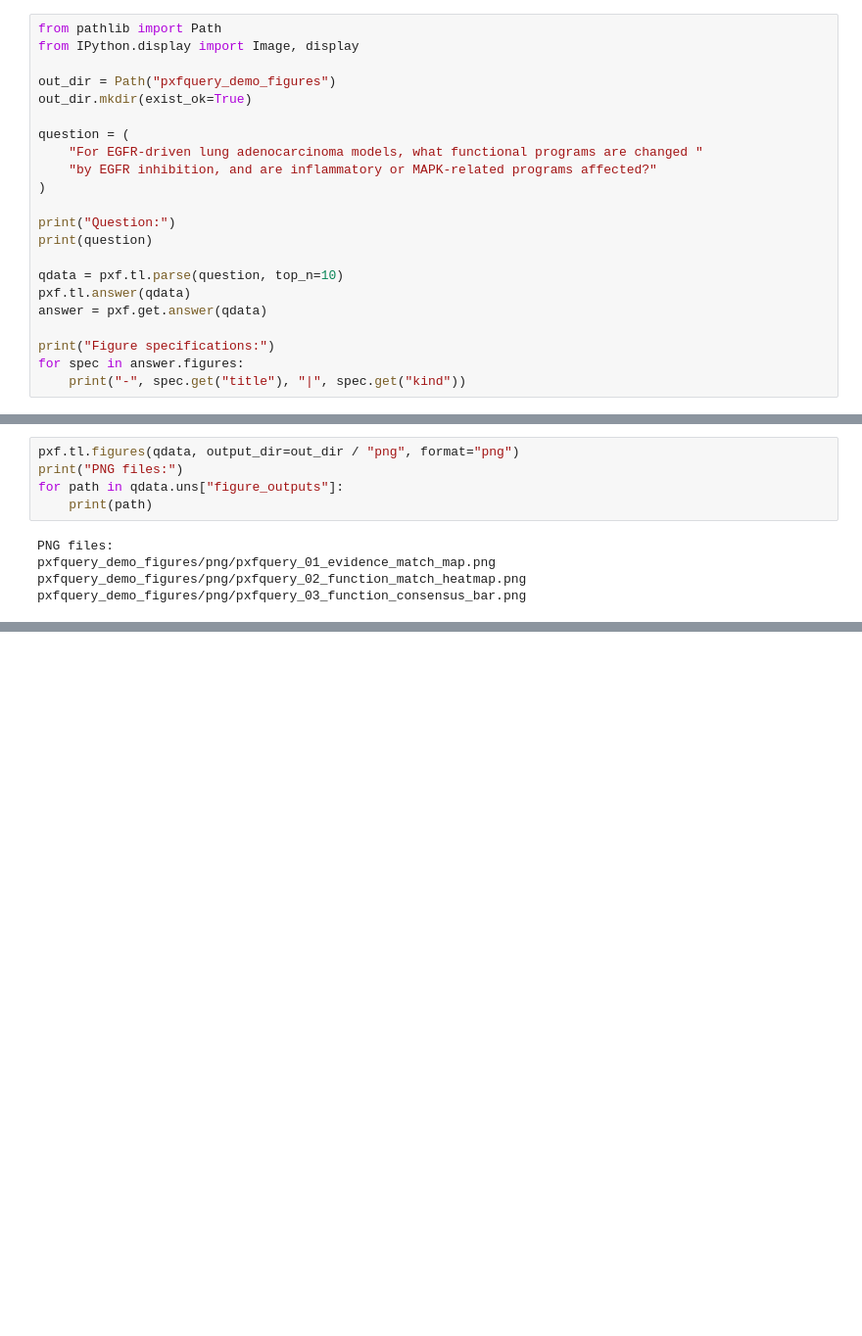
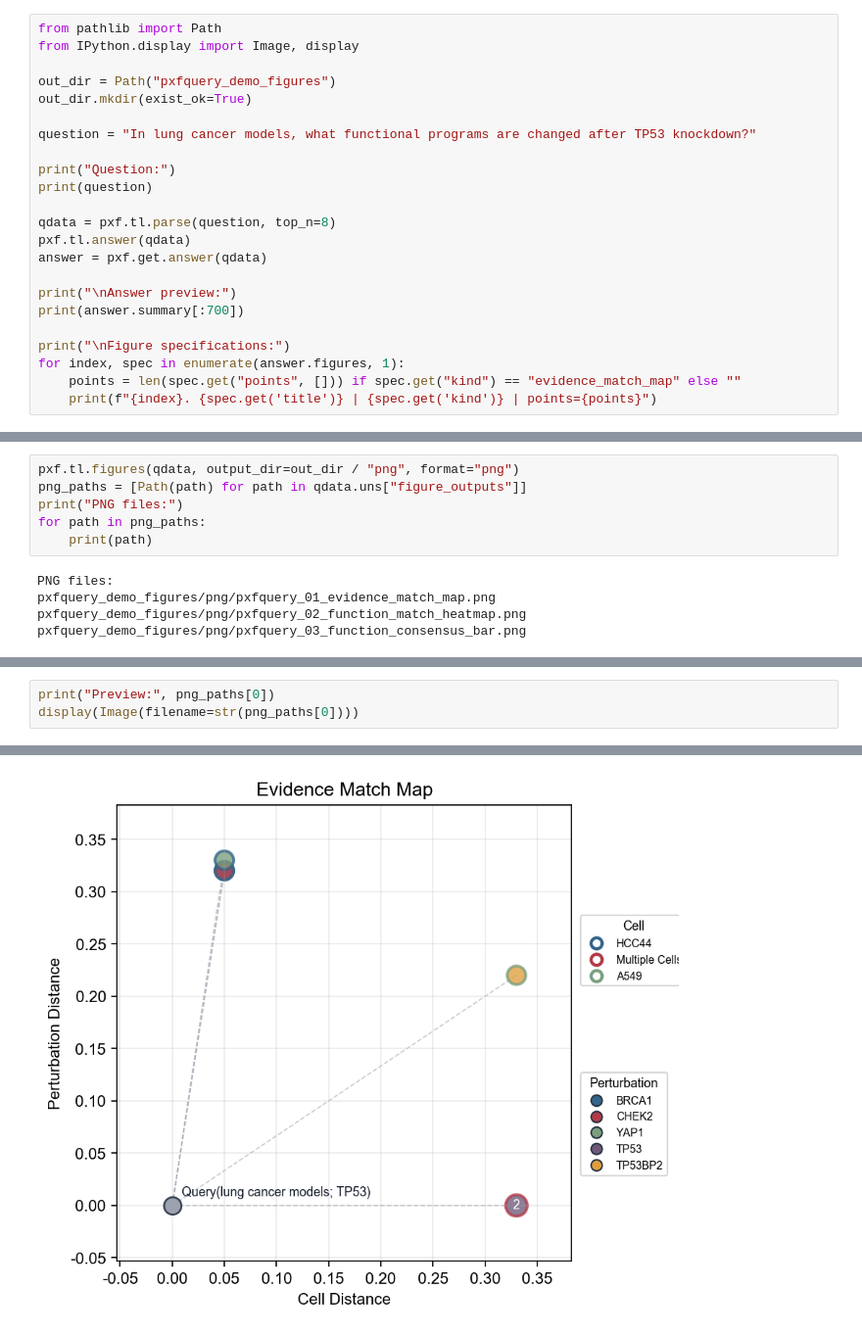
Before and after one commit to caodudu/pxfquery, a Jupyter notebook: demo/03_figures.ipynb, the cells around one changed output, grey strips where cells are left out. Shown at 98% size. Drawn from its saved outputs; the diff is of its cells as text; blank space fills up the shorter version.

Commit message:
Improve figure and client demo notebooks

```diff
--- a/demo/03_figures.ipynb
+++ b/demo/03_figures.ipynb
@@ -49,20 +49,21 @@ from IPython.display import Image, display
 out_dir = Path("pxfquery_demo_figures")
 out_dir.mkdir(exist_ok=True)
 
-question = (
-    "For EGFR-driven lung adenocarcinoma models, what functional programs are changed "
-    "by EGFR inhibition, and are inflammatory or MAPK-related programs affected?"
-)
+question = "In lung cancer models, what functional programs are changed after TP53 knockdown?"
 
 print("Question:")
 print(question)
 
-qdata = pxf.tl.parse(question, top_n=10)
+qdata = pxf.tl.parse(question, top_n=8)
 pxf.tl.answer(qdata)
 answer = pxf.get.answer(qdata)
 
-print("Figure specifications:")
-for spec in answer.figures:
-    print("-", spec.get("title"), "|", spec.get("kind"))
+print("\nAnswer preview:")
+print(answer.summary[:700])
+
+print("\nFigure specifications:")
+for index, spec in enumerate(answer.figures, 1):
+    points = len(spec.get("points", [])) if spec.get("kind") == "evidence_match_map" else ""
+    print(f"{index}. {spec.get('title')} | {spec.get('kind')} | points={points}")
 # %% [output]
 Question:
@@ -91,8 +95,9 @@ pxfquery_demo_figures/pdf/pxfquery_02_function_match_heatmap.pdf
 pxfquery_demo_figures/pdf/pxfquery_03_function_consensus_bar.pdf
 # %%
 pxf.tl.figures(qdata, output_dir=out_dir / "png", format="png")
+png_paths = [Path(path) for path in qdata.uns["figure_outputs"]]
 print("PNG files:")
-for path in qdata.uns["figure_outputs"]:
+for path in png_paths:
     print(path)
 # %% [output]
 PNG files:
@@ -108,0 +109,4 @@ Preview: pxfquery_demo_figures/png/pxfquery_01_evidence_match_map.png
+# %%
+print("Preview:", png_paths[0])
+display(Image(filename=str(png_paths[0])))
+# %% [output]
@@ -108,0 +114 @@ Preview: pxfquery_demo_figures/png/pxfquery_01_evidence_match_map.png
+[figure, added]
```
Also changed, not shown: parts of 10 cells of this notebook, 1 other file.
